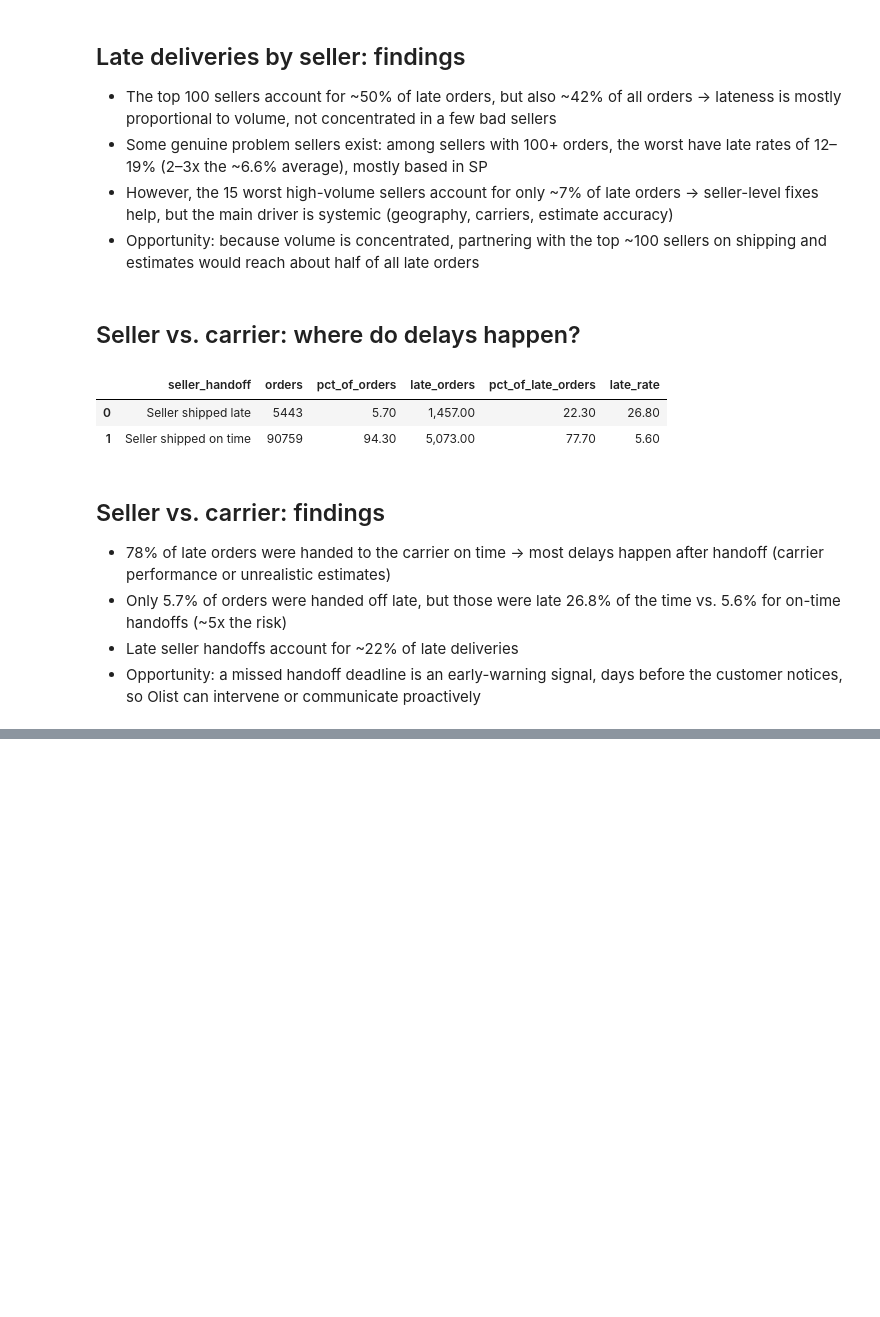
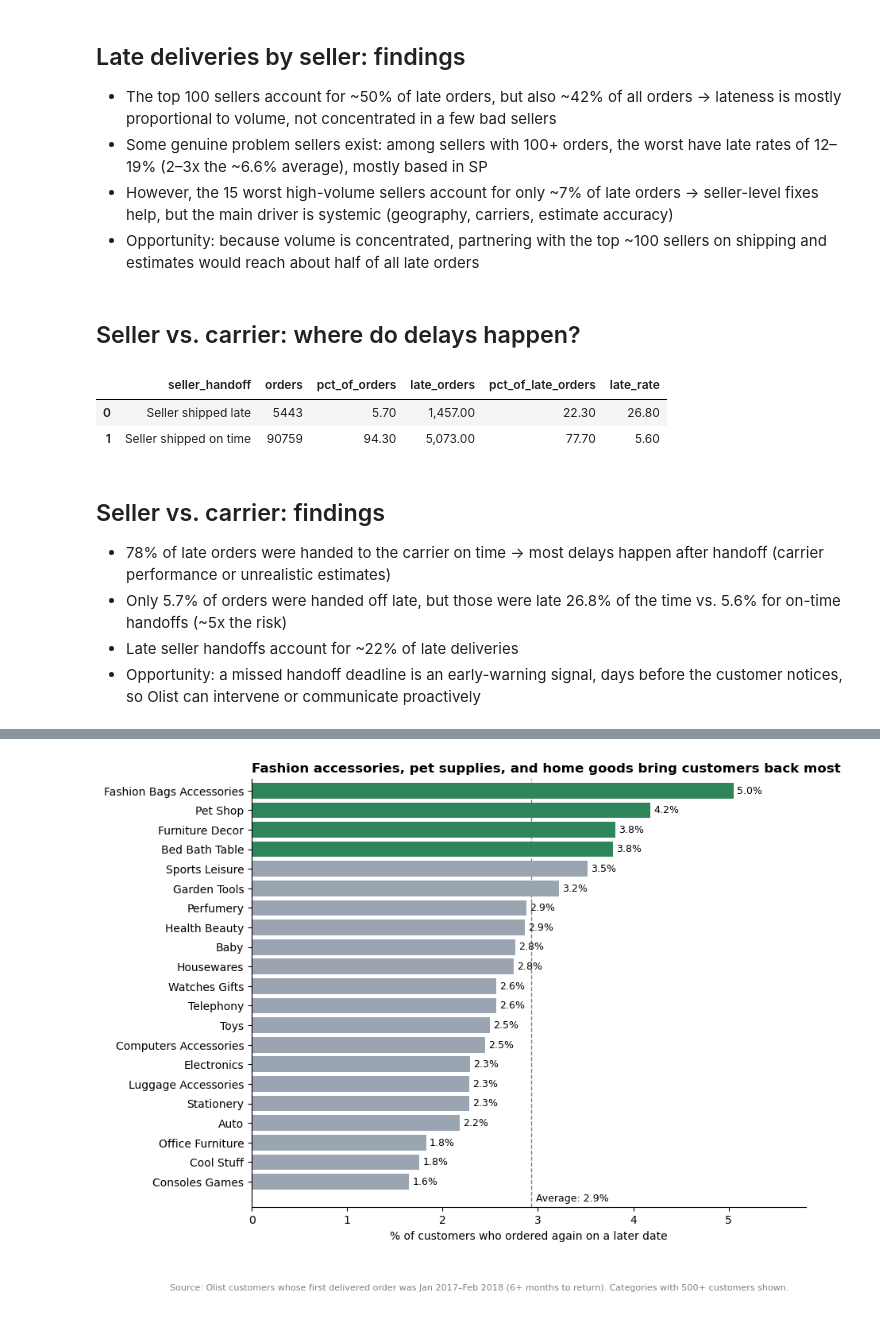
Before and after one commit to brandon-keck/olist-ecommerce-analysis, a Jupyter notebook: 02_analysis.ipynb, the cells around one changed output, grey strips where cells are left out. Cells and saved outputs as stored; diff of their text form; code cells hidden in the pictures; blank space fills up the shorter version.

```diff
--- a/02_analysis.ipynb
+++ b/02_analysis.ipynb
@@ -694,0 +838,83 @@ con.sql("""
+# %%
+categories = con.sql("""
+     WITH ranked AS (
+           SELECT
+               order_id,
+               customer_unique_id,
+               order_status,
+               order_purchase_timestamp,
+               ROW_NUMBER() OVER (
+                   PARTITION BY customer_unique_id
+                   ORDER BY order_purchase_timestamp
+               ) AS order_num,
+               MAX(CAST(order_purchase_timestamp AS DATE)) OVER (
+                   PARTITION BY customer_unique_id
+               ) AS last_order_date
+           FROM order_summary
+       ),
+       first_orders AS (
+           SELECT
+               *,
+               CASE WHEN last_order_date > CAST(order_purchase_timestamp AS DATE)
+                    THEN 1 ELSE 0 END AS returned
+           FROM ranked
+           WHERE order_num = 1
+             AND order_status = 'delivered'
+             AND order_purchase_timestamp >= '2017-01-01'
+             AND order_purchase_timestamp <  '2018-03-01'
+       ),
+       first_category AS (
+           SELECT
+               f.returned,
+               COALESCE(cn.product_category_name_english,
+                        p.product_category_name, 'unknown') AS category
+           FROM first_orders f
+           JOIN order_items oi    ON f.order_id = oi.order_id AND oi.order_item_id = 1
+           JOIN products p        ON oi.product_id = p.product_id
+           LEFT JOIN category_names cn ON p.product_category_name = cn.product_category_name
+       )
+       SELECT
+           category,
+           COUNT(*)                          AS customers,
+           ROUND(100.0 * AVG(returned), 2)   AS pct_returned
+       FROM first_category
+       GROUP BY category
+       HAVING COUNT(*) >= 500
+       ORDER BY pct_returned DESC
+""").df()
+
+# Drop products with no category, and clean up the names
+categories = categories[categories["category"] != "unknown"]
+categories = categories.sort_values("pct_returned")
+labels = categories["category"].str.replace("_", " ").str.title()
+
+# Weighted average across the categories shown
+avg = (categories["customers"] * categories["pct_returned"]).sum() / categories["customers"].sum()
+
+top = {"fashion_bags_accessories", "pet_shop", "bed_bath_table", "furniture_decor"}
+colors = ["#2f855a" if c in top else "#9aa5b1" for c in categories["category"]]
+
+fig, ax = plt.subplots(figsize=(9, 7))
+bars = ax.barh(labels, categories["pct_returned"], color=colors)
+ax.bar_label(bars, fmt="%.1f%%", padding=3, fontsize=9)
+
+ax.axvline(avg, color="gray", linestyle="--", linewidth=1, zorder=0)
+ax.set_ylim(-1.3, len(categories) - 0.4)
+ax.text(avg + 0.05, -1.0, f"Average: {avg:.1f}%", fontsize=9)
+
+ax.set_xlim(0, categories["pct_returned"].max() * 1.15)
+ax.set_xlabel("% of customers who ordered again on a later date")
+ax.set_title("Fashion accessories, pet supplies, and home goods bring customers back most",
+             loc="left", fontweight="bold", fontsize=12)
+ax.spines[["top", "right"]].set_visible(False)
+
+fig.text(0.01, -0.04,
+         "Source: Olist customers whose first delivered order was Jan 2017–Feb 2018 (6+ months to return). "
+         "Categories with 500+ customers shown.",
+         fontsize=8, color="gray")
+
+fig.savefig("images/repeat_rate_by_category.png", dpi=200,
+            bbox_inches="tight", facecolor="white")
+plt.show()
+# %% [output]
+[figure, added]
```
Also changed, not shown: parts of 4 cells of this notebook, 5 other files.
